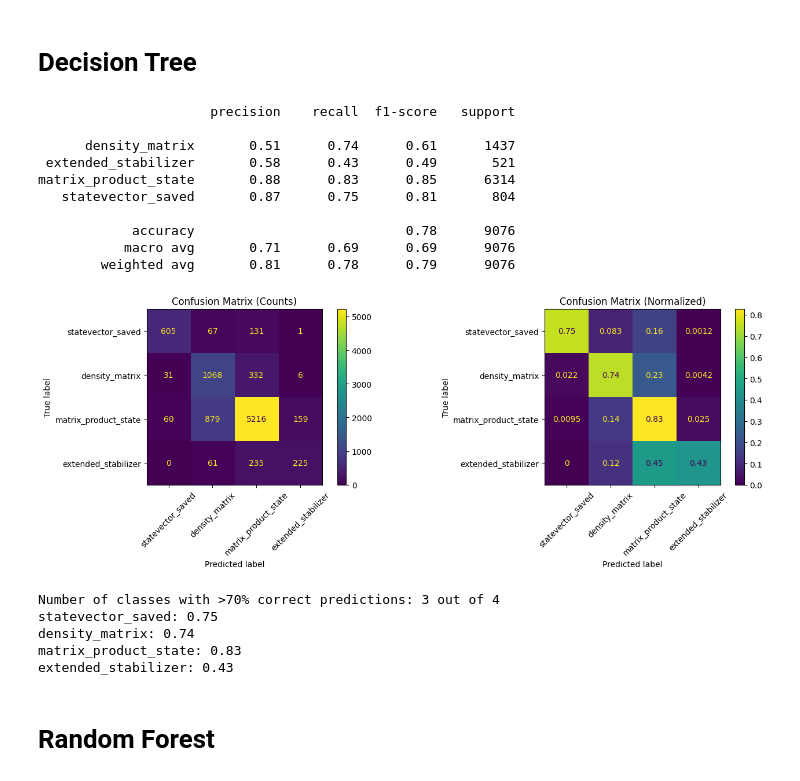
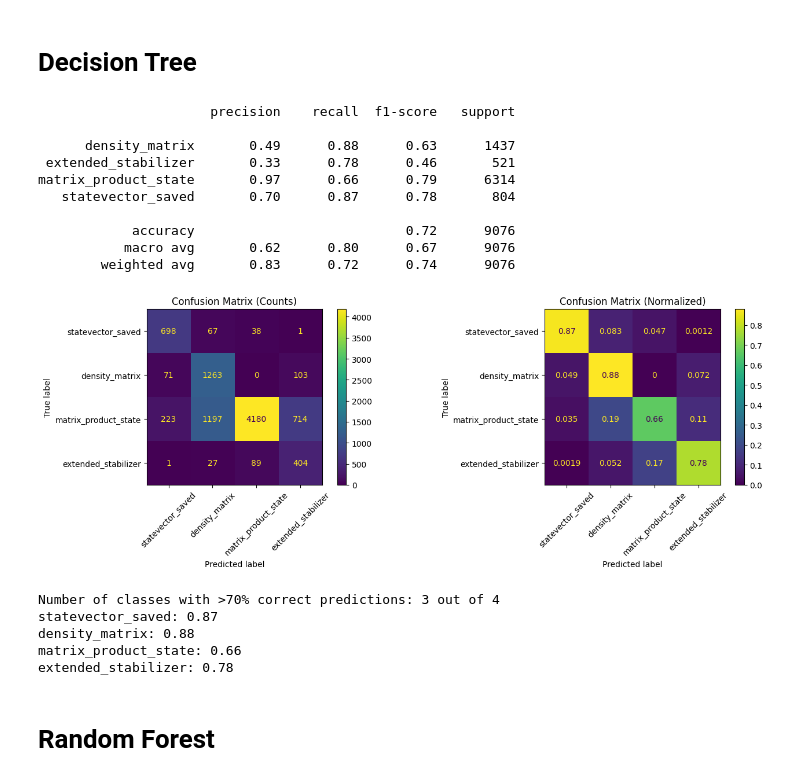
Before and after one commit to andreiilinescu/InferQ, a Jupyter notebook: analysis/selector.ipynb, the cells around one changed output. Saved outputs shown, nothing was run; the diff lists cells and outputs as text; code cells hidden in the pictures.

```diff
--- a/analysis/selector.ipynb
+++ b/analysis/selector.ipynb
@@ -162,7 +243,7 @@ extended_stabilizer     0.057365
 Name: proportion, dtype: float64
 # %%
 from sklearn.metrics import classification_report, ConfusionMatrixDisplay, confusion_matrix
-def PlotConfusionReport(y_test, y_pred):
+def PlotConfusionReport(y_test, y_pred, method):
     fig, axes = plt.subplots(1, 2, figsize=(14, 5))
     ConfusionMatrixDisplay.from_predictions(
         y_test,
@@ -230,15 +311,15 @@ extended_stabilizer: 0.87
 # %%
 from sklearn.linear_model import LogisticRegression
 
-model = LogisticRegression(
-    random_state=42
+modelLogisticRegression = LogisticRegression(
+    random_state=42,
+    class_weight="balanced",
 )
 
-model.fit(X_train, y_train)
-y_pred = model.predict(X_test)
+modelLogisticRegression.fit(X_train, y_train)
+y_predLogisticRegression = modelLogisticRegression.predict(X_test)
 
-print(classification_report(y_test, y_pred))
+print(classification_report(y_test, y_predLogisticRegression))
 
-PlotConfusionReport(y_test, y_pred)
-plt.show()
+PlotConfusionReport(y_test, y_predLogisticRegression, "Logistic Regression")
 # %% [output]
@@ -271,15 +352,15 @@ extended_stabilizer: 0.07
 # %%
 from sklearn.neighbors import KNeighborsClassifier
 
-model = KNeighborsClassifier(
+modelKNN = KNeighborsClassifier(
     n_neighbors=5
 )
 
-model.fit(X_train, y_train)
-y_pred = model.predict(X_test)
+modelKNN.fit(X_train, y_train)
+y_predKNN = modelKNN.predict(X_test)
 
-print(classification_report(y_test, y_pred))
-PlotConfusionReport(y_test, y_pred)
+print(classification_report(y_test, y_predKNN))
+PlotConfusionReport(y_test, y_predKNN, "K-Nearest Neighbors")
 # %% [output]
                       precision    recall  f1-score   support
 
@@ -302,34 +383,34 @@ extended_stabilizer: 0.45
 # %%
 from sklearn.tree import DecisionTreeClassifier
 
-model = DecisionTreeClassifier(
+modelDecisionTree = DecisionTreeClassifier(
     max_depth=5,
-    random_state=42
+    random_state=42,
+    class_weight="balanced",
 )
 
-model.fit(X_train, y_train)
-y_pred = model.predict(X_test)
+modelDecisionTree.fit(X_train, y_train)
+y_predDecisionTree = modelDecisionTree.predict(X_test)
 
-print(classification_report(y_test, y_pred))
-PlotConfusionReport(y_test, y_pred)
-plt.show()
+print(classification_report(y_test, y_predDecisionTree))
+PlotConfusionReport(y_test, y_predDecisionTree, "Decision Tree")
 # %% [output]
                       precision    recall  f1-score   support
 
-      density_matrix       0.51      0.74      0.61      1437
- extended_stabilizer       0.58      0.43      0.49       521
-matrix_product_state       0.88      0.83      0.85      6314
-   statevector_saved       0.87      0.75      0.81       804
+      density_matrix       0.49      0.88      0.63      1437
+ extended_stabilizer       0.33      0.78      0.46       521
+matrix_product_state       0.97      0.66      0.79      6314
+   statevector_saved       0.70      0.87      0.78       804
 
-            accuracy                           0.78      9076
-           macro avg       0.71      0.69      0.69      9076
-        weighted avg       0.81      0.78      0.79      9076
+            accuracy                           0.72      9076
+           macro avg       0.62      0.80      0.67      9076
+        weighted avg       0.83      0.72      0.74      9076
-[figure, old version]
+[figure, new version]
 Number of classes with >70% correct predictions: 3 out of 4
-statevector_saved: 0.75
-density_matrix: 0.74
-matrix_product_state: 0.83
-extended_stabilizer: 0.43
+statevector_saved: 0.87
+density_matrix: 0.88
+matrix_product_state: 0.66
+extended_stabilizer: 0.78
 # %% [markdown]
 # Random Forest
 # %%
```
Also changed, not shown: parts of 9 cells of this notebook, 1 other file.
